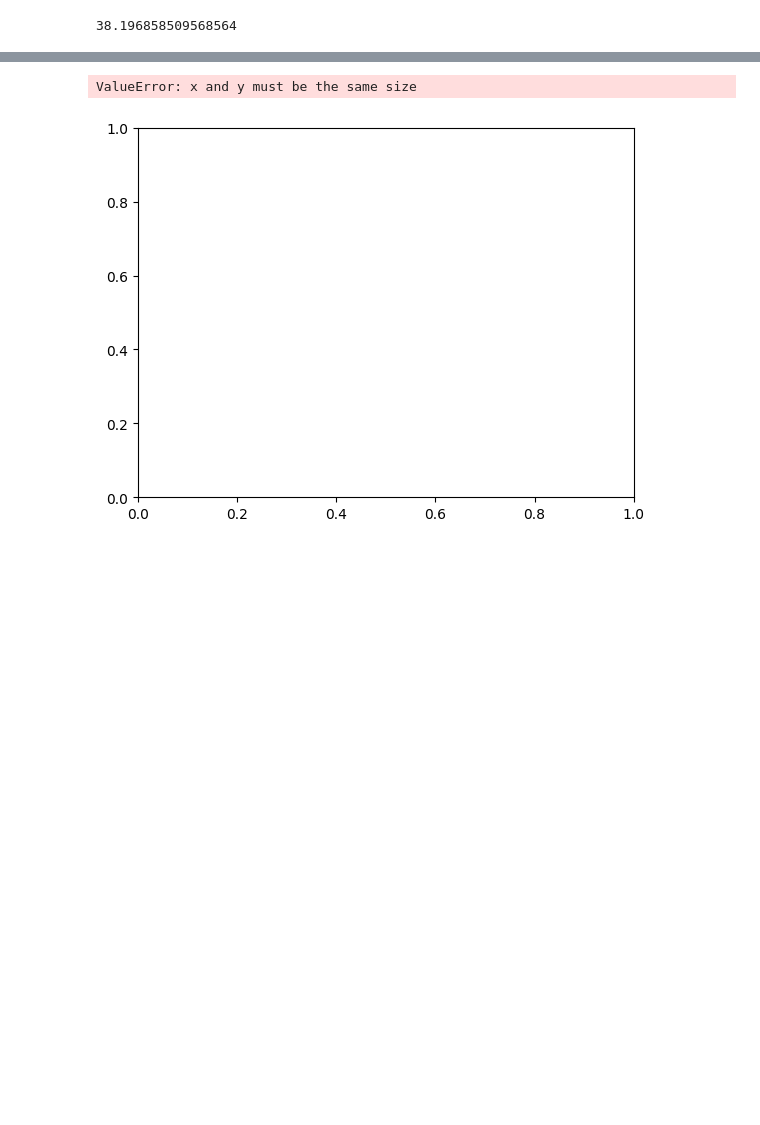
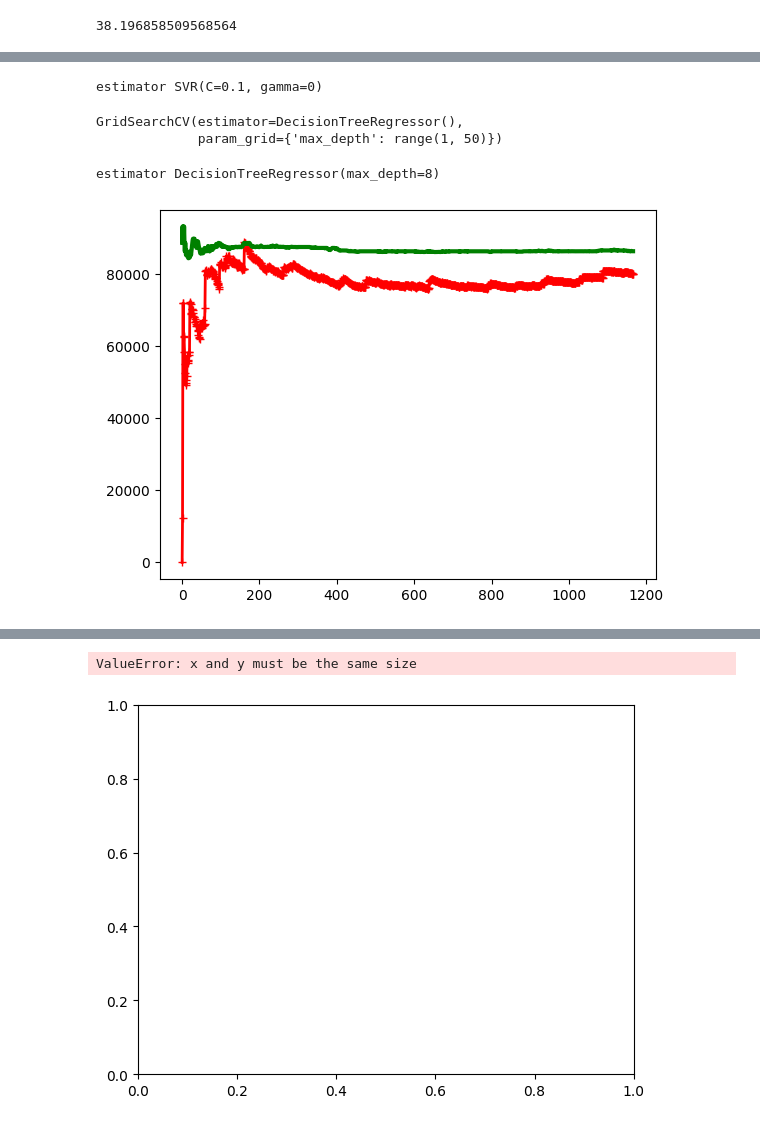
Before and after one commit to AdityaShandilyaS/datasets, a Jupyter notebook: housing_kaggle/housing_kaggle.ipynb, the cells around one changed output, grey strips where cells are left out. Cells and saved outputs as stored; diff of their text form; code cells hidden in the pictures; blank space fills up the shorter version.

```diff
--- a/housing_kaggle/housing_kaggle.ipynb
+++ b/housing_kaggle/housing_kaggle.ipynb
@@ -590,0 +596,8 @@ plot_learning_curves(svm_poly_reg, train_data, train_labels)
+# %%
+from sklearn.svm import SVR
+from sklearn.model_selection import GridSearchCV
+
+parameters = {'gamma': np.arange(0, 10, 1), 'C': np.arange(0, 100, 0.1)}
+estimator = SVR(kernel='rbf')
+regressor = GridSearchCV(estimator, parameters)
+regressor.fit(train_data, train_labels)
@@ -590,0 +637,4 @@ plot_learning_curves(svm_poly_reg, train_data, train_labels)
+# %%
+print("estimator" ,regressor.best_estimator_ )
+# %% [output]
+estimator SVR(C=0.1, gamma=0)
@@ -590,0 +645,22 @@ plot_learning_curves(svm_poly_reg, train_data, train_labels)
+# %%
+from sklearn.tree import DecisionTreeRegressor
+from sklearn.model_selection import GridSearchCV
+
+parameters = {'max_depth': range(1,50)}
+estimator = DecisionTreeRegressor()
+regressor = GridSearchCV(estimator, parameters)
+regressor.fit(train_data, train_labels)
+# %% [output]
+GridSearchCV(estimator=DecisionTreeRegressor(),
+             param_grid={'max_depth': range(1, 50)})
+# %%
+print("estimator" ,regressor.best_estimator_ )
+# %% [output]
+estimator DecisionTreeRegressor(max_depth=8)
+# %%
+from sklearn.svm import SVR
+
+svm_rbf_reg = SVR(kernel="rbf", gamma=0, C=0.1)
+plot_learning_curves(svm_rbf_reg, train_data, train_labels)
+# %% [output]
+[figure, added]
```
Also changed, not shown: parts of 23 cells of this notebook.
